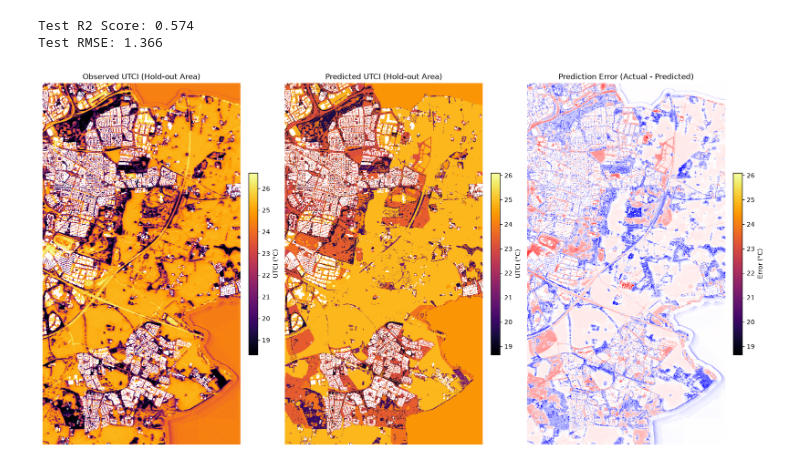
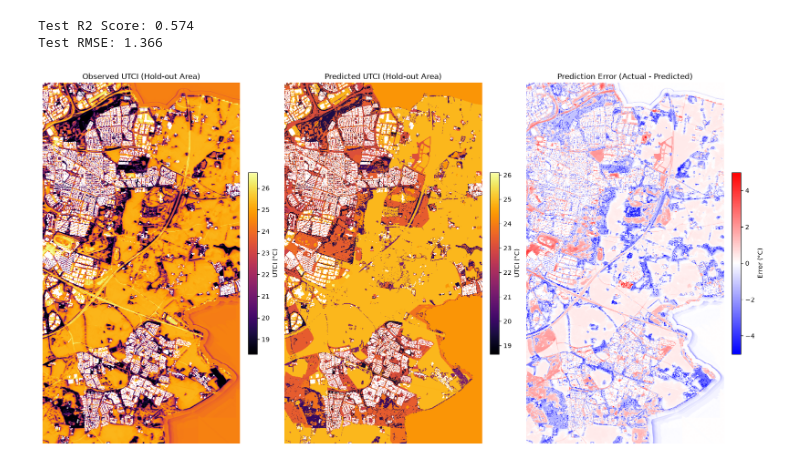
Before and after one commit to Chardes01/BERN02, a Jupyter notebook: final_project/ElasticNet.ipynb, the cells around one changed output. Cells and saved outputs as stored; diff of their text form; code cells hidden in the pictures.

```diff
--- a/final_project/ElasticNet.ipynb
+++ b/final_project/ElasticNet.ipynb
@@ -161,32 +161,32 @@ error_grid[test_indices_2d] = y_errors
 rows, cols = test_indices_2d
 row_min, row_max = rows.min(), rows.max() + 1
 col_min, col_max = cols.min(), cols.max() + 1
 obs_crop = obs_grid[row_min:row_max, col_min:col_max]
 pred_crop = pred_grid[row_min:row_max, col_min:col_max]
 error_crop = error_grid[row_min:row_max, col_min:col_max]
 
 fig, axes = plt.subplots(1, 3, figsize=(16, 10), constrained_layout=True)
 
 # Plot Observed UTCI on the hold-out area
 im1 = axes[0].imshow(obs_crop, cmap='inferno')
 axes[0].set_title("Observed UTCI (Hold-out Area)")
 fig.colorbar(im1, ax=axes[0], label="UTCI (°C)", fraction=0.046, pad=0.04)
 
 # Plot Predicted UTCI on the hold-out area
 im2 = axes[1].imshow(pred_crop, cmap='inferno')
 axes[1].set_title("Predicted UTCI (Hold-out Area)")
 fig.colorbar(im2, ax=axes[1], label="UTCI (°C)", fraction=0.046, pad=0.04)
 
 # Plot Error (Residuals)
 # Diverging colormap ('coolwarm') is great for errors:
 # Red = Overpredicted, Blue = Underpredicted, White = Perfect
 im3 = axes[2].imshow(error_crop, cmap='bwr', vmin=-5, vmax=5)
 axes[2].set_title("Prediction Error (Actual - Predicted)")
-fig.colorbar(im2, ax=axes[2], label="Error (°C)", fraction=0.046, pad=0.04)
+fig.colorbar(im3, ax=axes[2], label="Error (°C)", fraction=0.046, pad=0.04)
 
 
 for ax in axes:
     ax.axis('off')
 plt.show()
 # %% [output]
-[figure, old version]
+[figure, new version]
```
Also changed, not shown: 1 other file.
